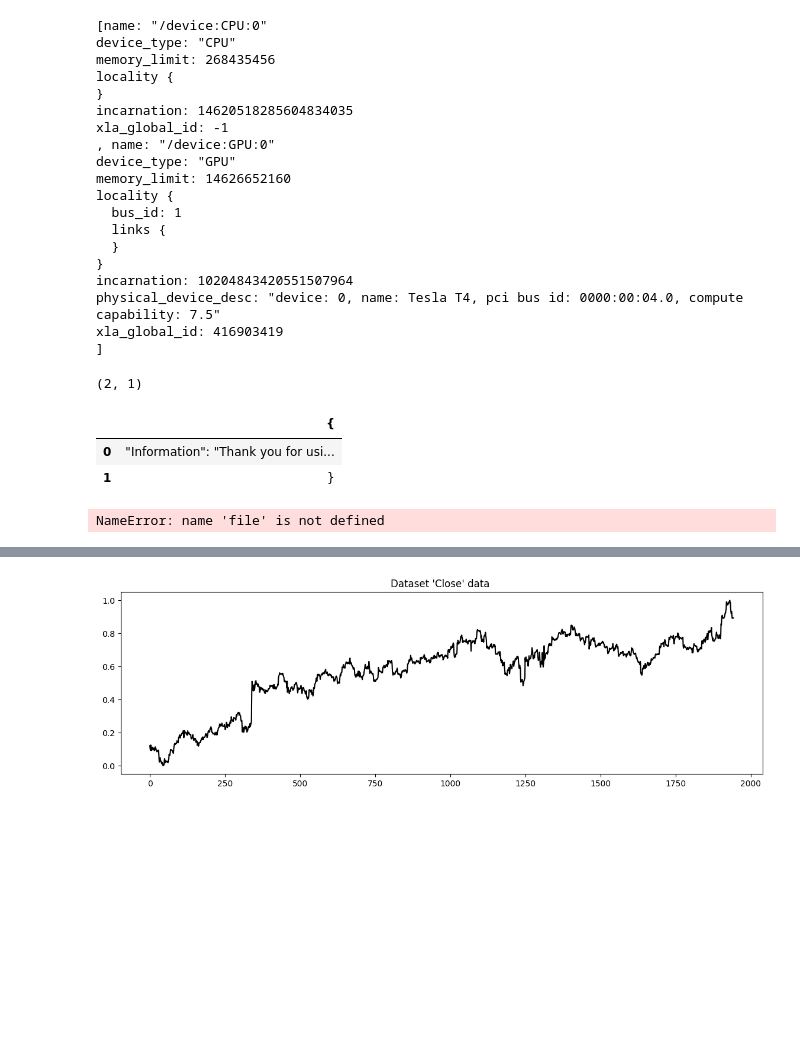
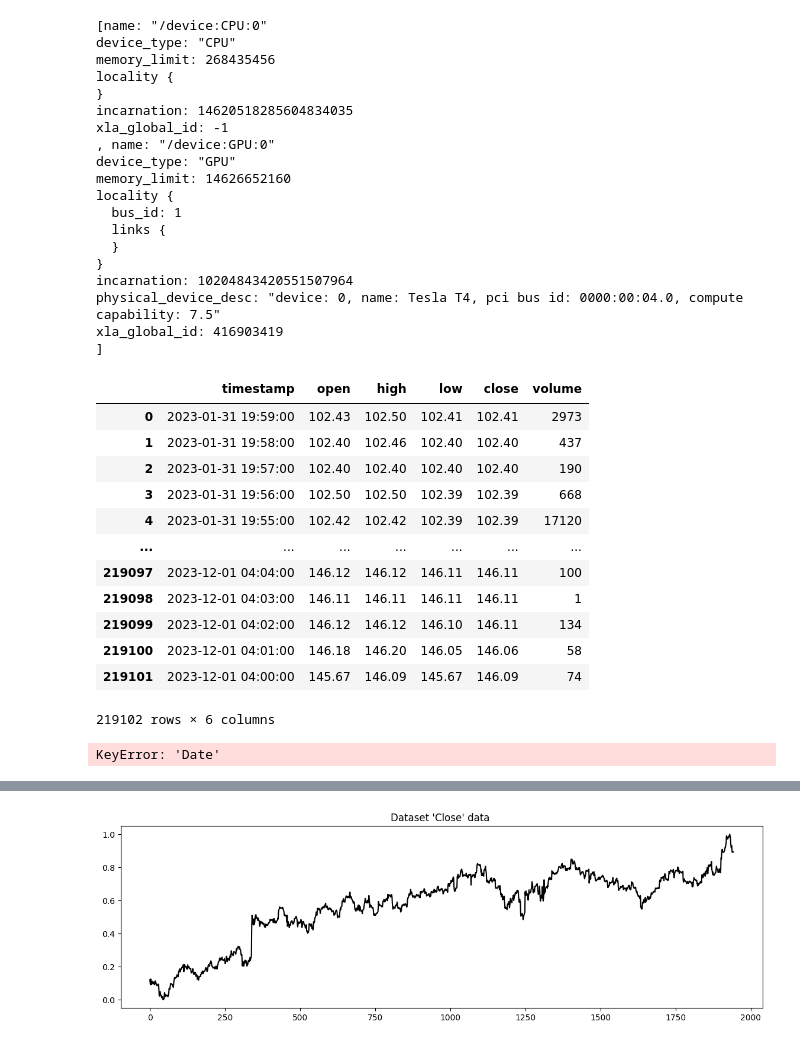
Before and after one commit to iadrados/StockPrediction, a Jupyter notebook: Stock_Prediction.ipynb, the cells around one changed output, grey strips where cells are left out. Cells and saved outputs as stored; diff of their text form; code cells hidden in the pictures; blank space fills up the shorter version.

```diff
--- a/Stock_Prediction.ipynb
+++ b/Stock_Prediction.ipynb
@@ -33,30 +32,26 @@ incarnation: 10204843420551507964
 physical_device_desc: "device: 0, name: Tesla T4, pci bus id: 0000:00:04.0, compute capability: 7.5"
 xla_global_id: 416903419
 ]
-# %%
-import requests # type: ignore
-import pandas as pd
-import io
-
-#FILE='AMAZON.csv'
-#file=pd.read_csv(FILE, sep=';').loc[::-1].reset_index(drop=True)
-
-APIKEY='X9WT0QP6QJUP62Z2'
-DATES = ['2023-02']
-#file = pd.DataFrame
-file=None
-for date in DATES:
-    url = 'https://www.alphavantage.co/query?function=TIME_SERIES_INTRADAY&symbol=IBM&interval=5min&apikey='
-    url += APIKEY+'&datatype=csv&month=' + date
-    r = requests.get(url)
-    file = pd.concat([file, pd.read_csv(io.StringIO(r.content.decode('utf-8')))])
-    print(file.shape)
-file.head()
-# %% [output]
-(2, 1)
-|  | { |
-| 0 | "Information": "Thank you for usi... |
-| 1 | } |
+# %%
+import pandas as pd
+
+FILE='Datasets/AMZN-2023.csv'
+file=pd.read_csv(FILE, sep=',')#.loc[::-1].reset_index(drop=True)
+file
+# %% [output]
+|  | timestamp | open | high | low | close | volume |
+| 0 | 2023-01-31 19:59:00 | 102.43 | 102.50 | 102.41 | 102.41 | 2973 |
+| 1 | 2023-01-31 19:58:00 | 102.40 | 102.46 | 102.40 | 102.40 | 437 |
+| 2 | 2023-01-31 19:57:00 | 102.40 | 102.40 | 102.40 | 102.40 | 190 |
+| 3 | 2023-01-31 19:56:00 | 102.50 | 102.50 | 102.39 | 102.39 | 668 |
+| 4 | 2023-01-31 19:55:00 | 102.42 | 102.42 | 102.39 | 102.39 | 17120 |
+| ... | ... | ... | ... | ... | ... | ... |
+| 219097 | 2023-12-01 04:04:00 | 146.12 | 146.12 | 146.11 | 146.11 | 100 |
+| 219098 | 2023-12-01 04:03:00 | 146.11 | 146.11 | 146.11 | 146.11 | 1 |
+| 219099 | 2023-12-01 04:02:00 | 146.12 | 146.12 | 146.10 | 146.11 | 134 |
+| 219100 | 2023-12-01 04:01:00 | 146.18 | 146.20 | 146.05 | 146.06 | 58 |
+| 219101 | 2023-12-01 04:00:00 | 145.67 | 146.09 | 145.67 | 146.09 | 74 |
+219102 rows × 6 columns
 # %%
 N=60     #Minutos agrupados
 DATEFILTER='' #Filtro de fecha
@@ -73,7 +68,7 @@ dfgroup=dfgroup.join(pd.DataFrame(df['volume'].groupby(df.index//N).sum()))
 dfgroup = dfgroup.reset_index(drop=True)
 dfgroup.info()
 # %% [output]
-NameError: name 'file' is not defined
+KeyError: 'Date'
 # %%
 def get_rsi(close, lookback):
     ret = close.diff()
```
Also changed, not shown: parts of 9 cells of this notebook, 6 other files.
